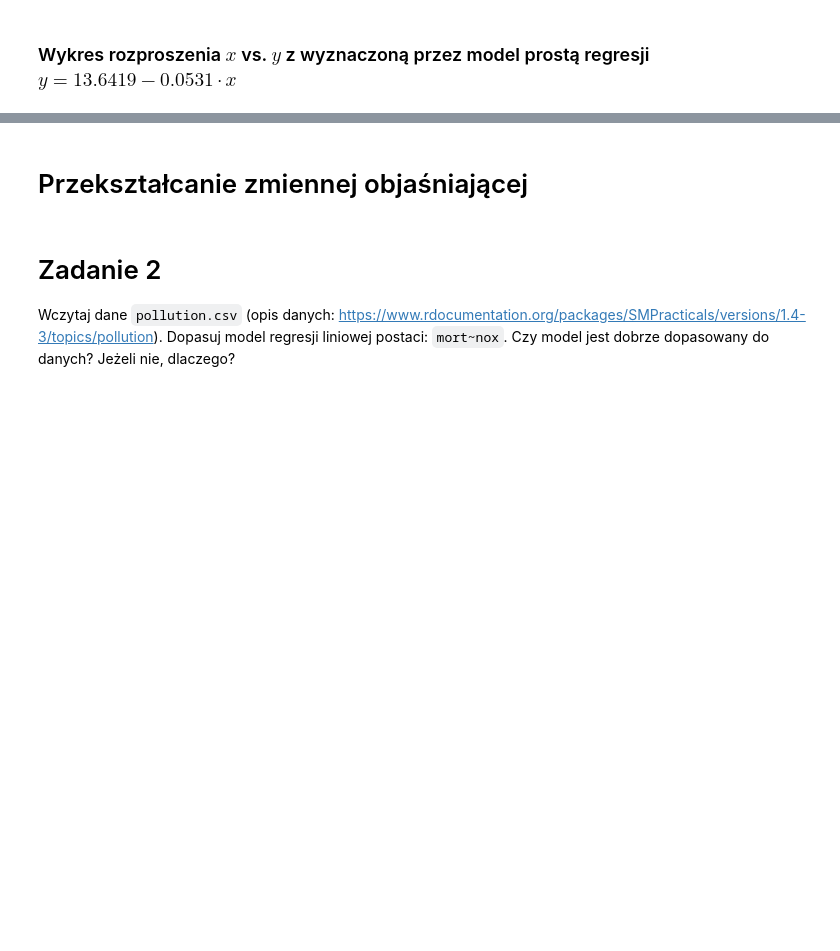
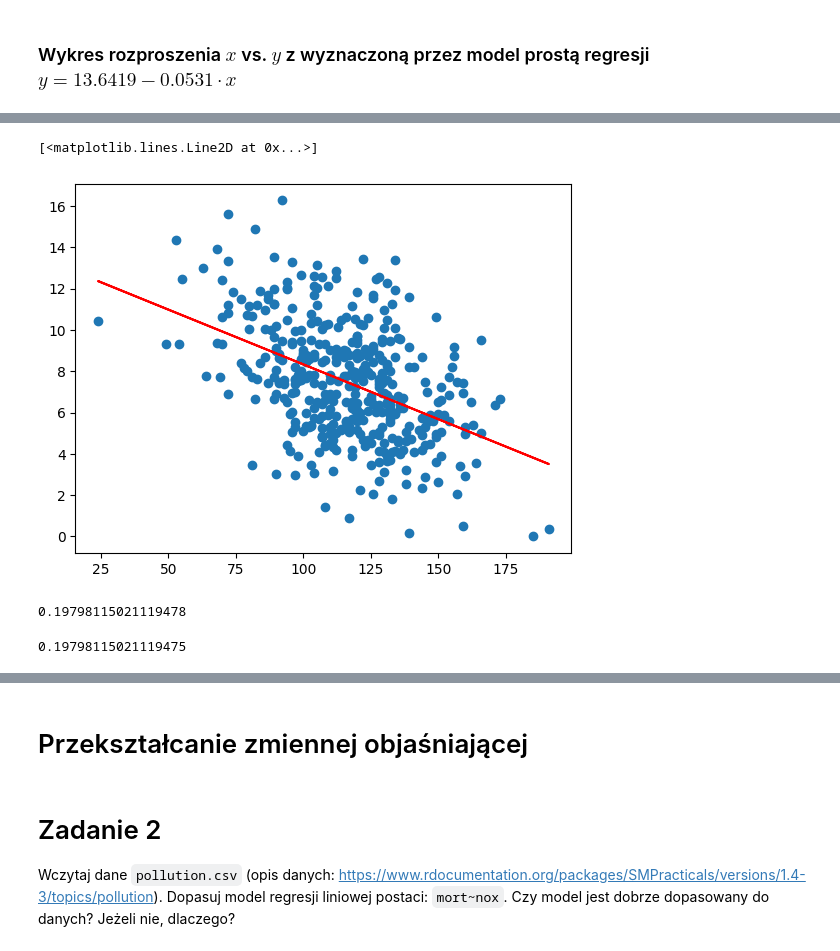
Before and after one commit to krzpiszcz/ds14092024regression, a Jupyter notebook: 03_regresja/01_regresja_jednej_zmiennej.ipynb, the cells around one changed output, grey strips where cells are left out. Cells and saved outputs as stored; diff of their text form; code cells hidden in the pictures; blank space fills up the shorter version.

```diff
--- a/03_regresja/01_regresja_jednej_zmiennej.ipynb
+++ b/03_regresja/01_regresja_jednej_zmiennej.ipynb
@@ -148,11 +236,18 @@ Wczytaj zbiór `Carseats`, który zawierają dane o sprzedaży fotelików samoch
 # %%
-# #jeszcze inaczej
-# plt.scatter(x,y)
-# plt.plot(x,lm1.predict(x1),color = 'red')
-# #bo predykcje to nic innego jak \hat{y}=x*\hat{beta}_1+\hat{beta}_0
+#jeszcze inaczej
+plt.scatter(x,y)
+plt.plot(x,lm1.predict(x1),color = 'red')
+#bo predykcje to nic innego jak \hat{y}=x*\hat{beta}_1+\hat{beta}_0
+# %% [output]
+[<matplotlib.lines.Line2D at 0x...>]
+[figure, added]
 # %%
-# #R^2
-# lm1.score(x1,y)
+#R^2
+lm1.score(x1,y)
+# %% [output]
+0.19798115021119478
 # %%
-# np.corrcoef(x,y)[0,1]**2 #w modelach z jedną zmienną R^2 to korelacja pearsonowska do kwadratu stąd nazwa
+np.corrcoef(x,y)[0,1]**2 #w modelach z jedną zmienną R^2 to korelacja pearsonowska do kwadratu stąd nazwa
+# %% [output]
+0.19798115021119475
 # %%
```
Also changed, not shown: parts of 60 cells of this notebook, 5 other files.
